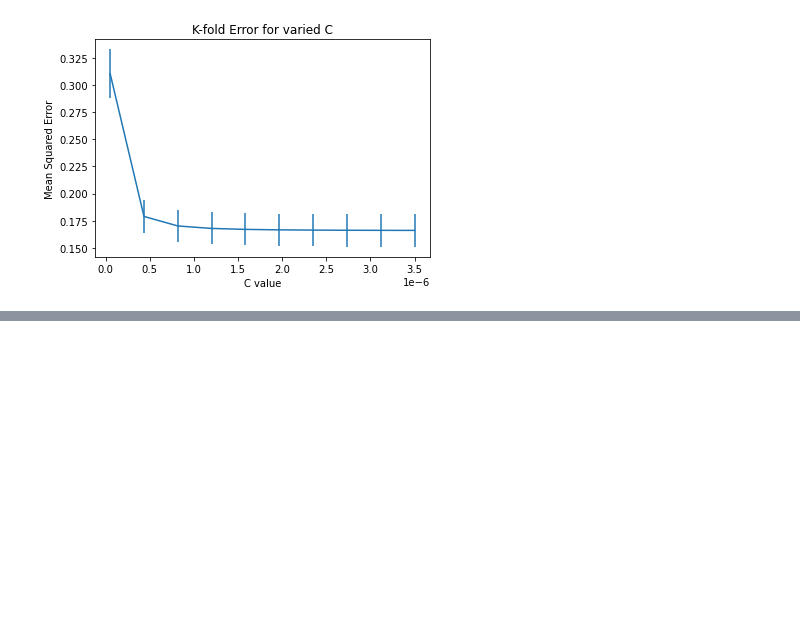
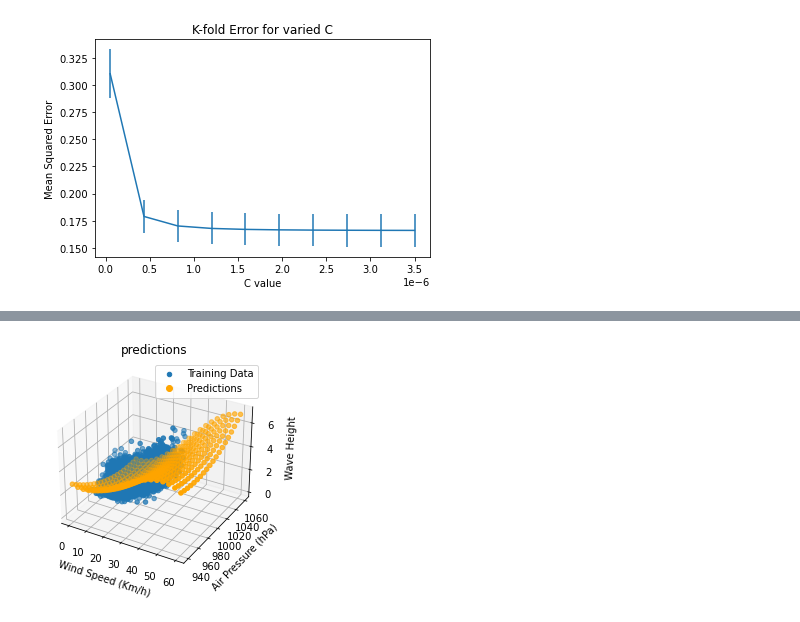
Before and after one commit to daltHub/machine_learning_project, a Jupyter notebook: ridge_and_lasso.ipynb, the cells around one changed output, grey strips where cells are left out. Saved outputs shown, nothing was run; the diff lists cells and outputs as text; code cells hidden in the pictures; blank space fills up the shorter version.

```diff
--- a/ridge_and_lasso.ipynb
+++ b/ridge_and_lasso.ipynb
@@ -136,0 +165,6 @@ Dummy MSE 0.5408862829910279
+# %%
+# Ridge Plot
+preds = ml.generate_predictions(model_array=rt, test_data=test_data )
+misc.plot_predictions(training_data=training_data,target_feature=Y_train,test_data=test_data, predictions=preds, t = "predictions")
+# %% [output]
+[figure, added]
```
Also changed, not shown: parts of 12 cells of this notebook, 4 other files.
